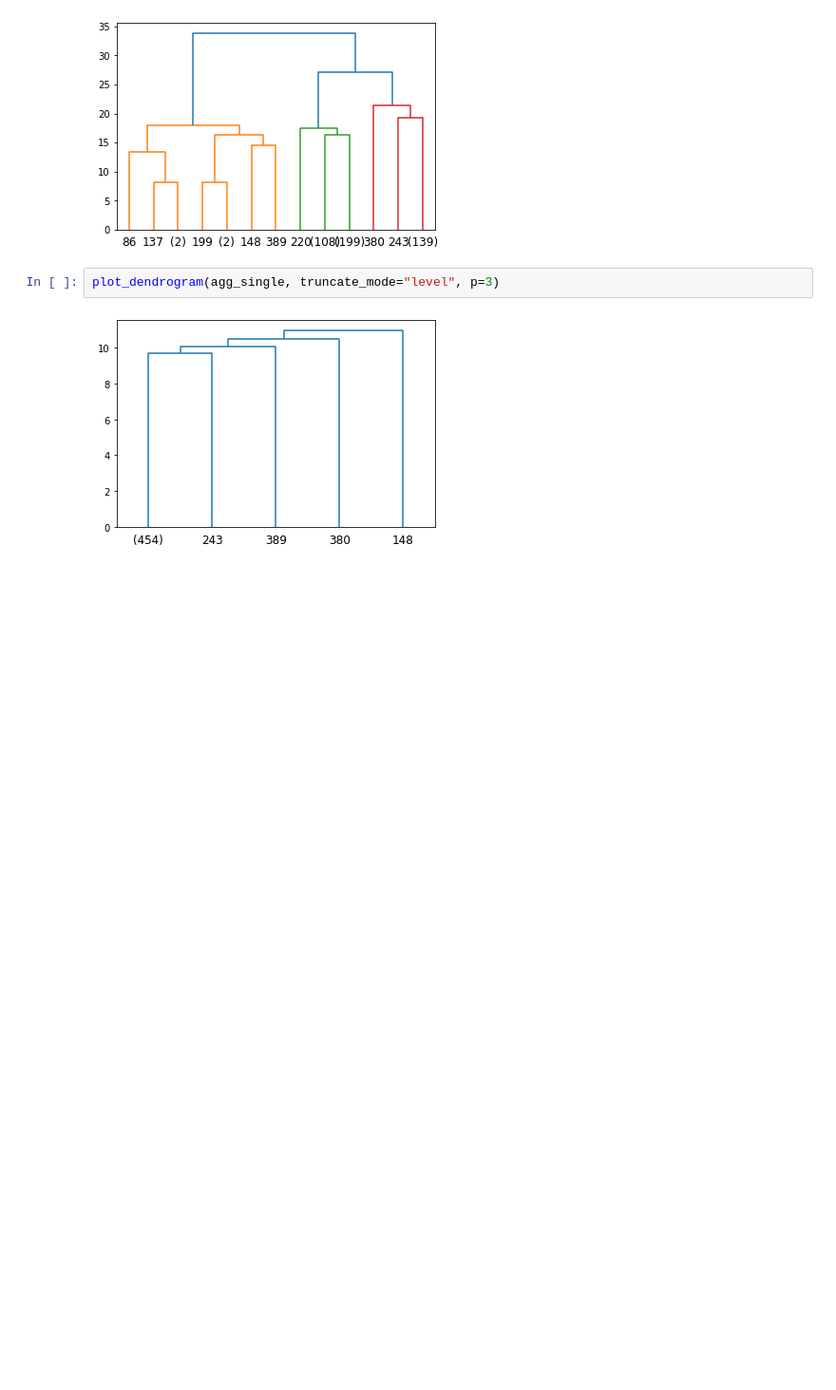
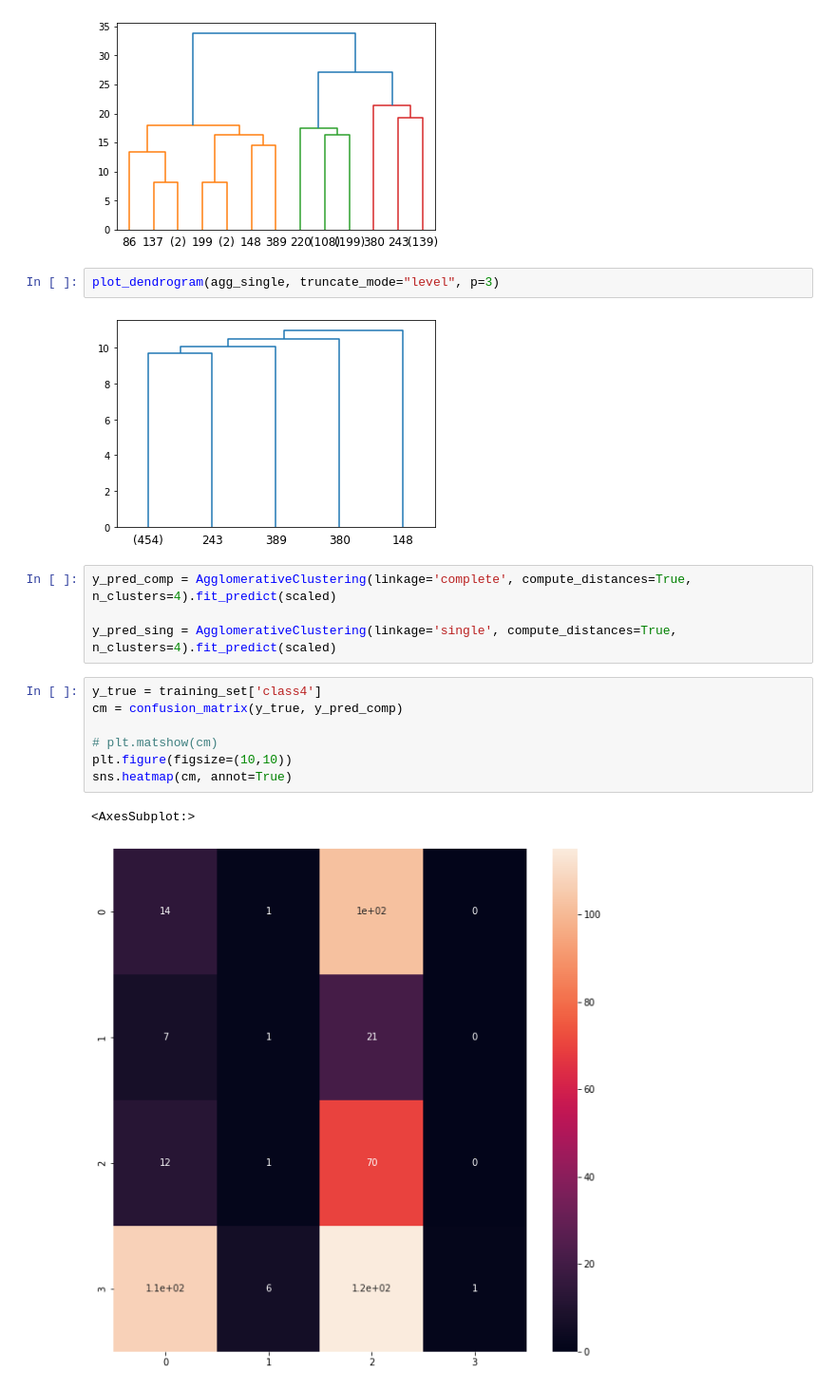
Before and after one commit to enricobu96/iml-exercises, a Jupyter notebook: set3/code.ipynb, the cells around one changed output. Shown at 95% size. Saved outputs shown, nothing was run; the diff lists cells and outputs as text; blank space fills up the shorter version.

```diff
--- a/set3/code.ipynb
+++ b/set3/code.ipynb
@@ -151,3 +150,17 @@ plot_dendrogram(agg_complete, truncate_mode="level", p=3)
 plot_dendrogram(agg_single, truncate_mode="level", p=3)
 # %% [output]
 [figure]
+# %%
+y_pred_comp = AgglomerativeClustering(linkage='complete', compute_distances=True, n_clusters=4).fit_predict(scaled)
+
+y_pred_sing = AgglomerativeClustering(linkage='single', compute_distances=True, n_clusters=4).fit_predict(scaled)
+# %%
+y_true = training_set['class4']
+cm = confusion_matrix(y_true, y_pred_comp)
+
+# plt.matshow(cm)
+plt.figure(figsize=(10,10))
+sns.heatmap(cm, annot=True)
+# %% [output]
+<AxesSubplot:>
+[figure, added]
```
Also changed, not shown: parts of 12 cells of this notebook, 10 other files.
